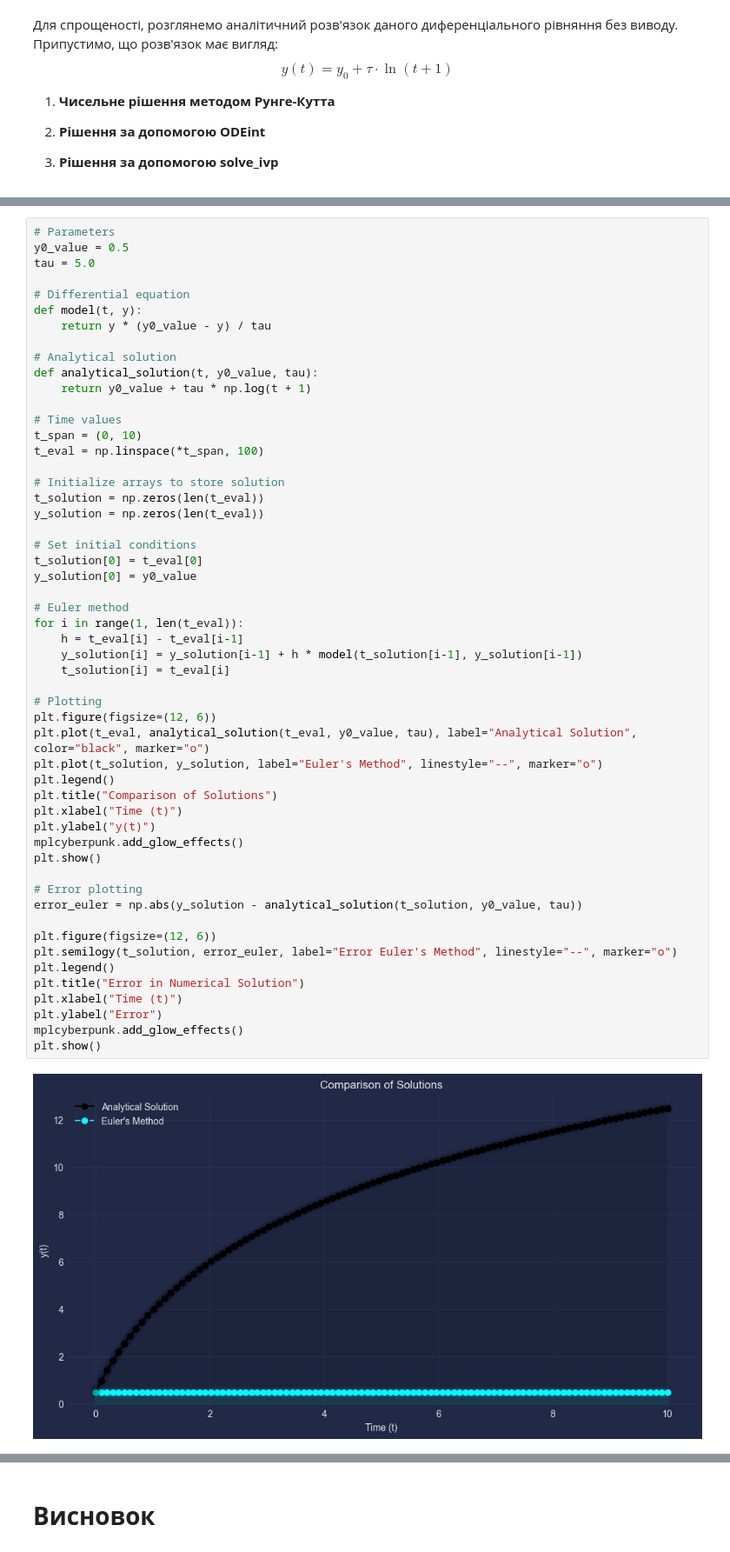
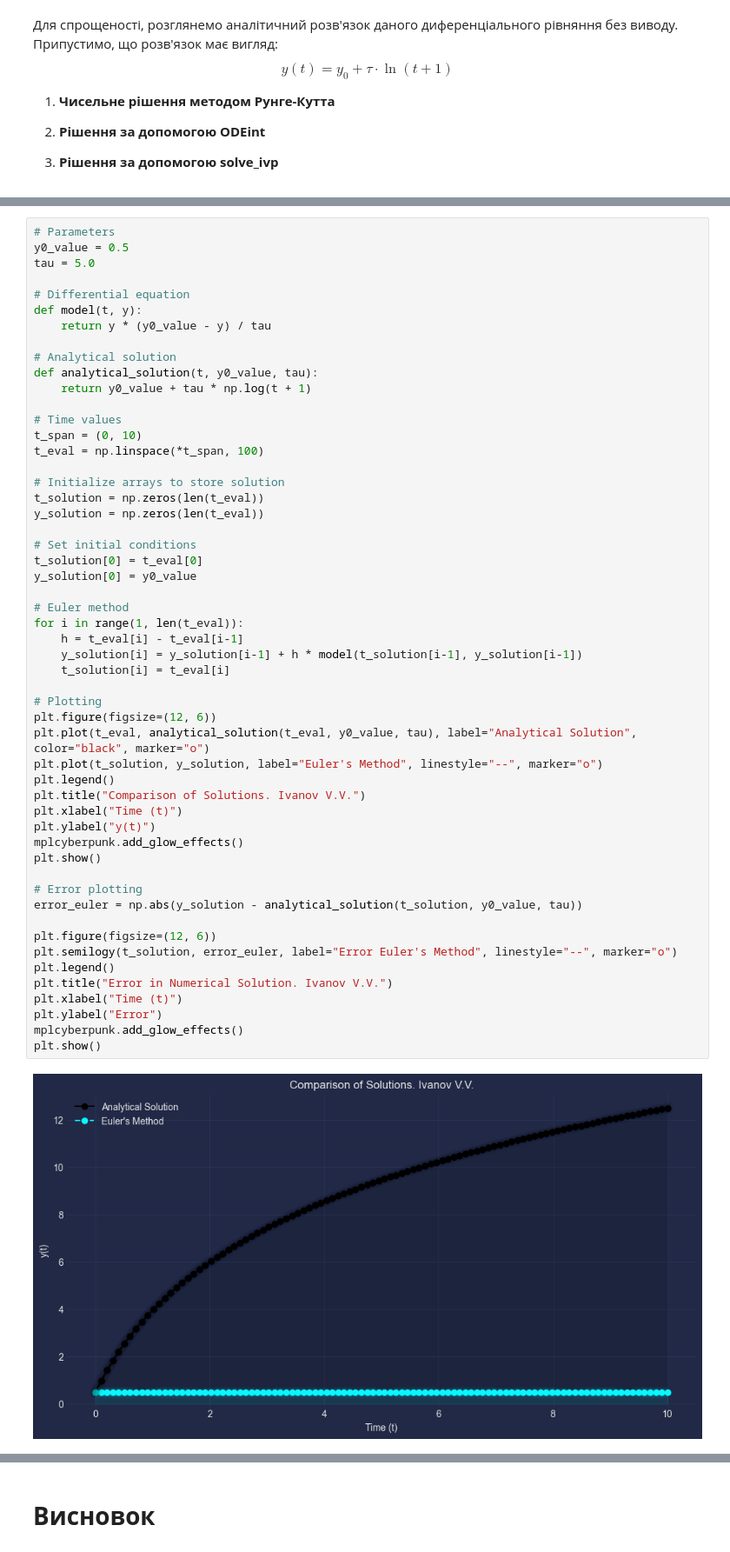
Before and after one commit to VAlduinV/KPI_tasks, a Jupyter notebook: HW_5/Task_5.ipynb, the cells around one changed output, grey strips where cells are left out. Shown: that part at 87% size. Cells and saved outputs as stored; diff of their text form.

```diff
--- a/HW_5/Task_5.ipynb
+++ b/HW_5/Task_5.ipynb
@@ -307,33 +307,33 @@ y_solution = np.zeros(len(t_eval))
 t_solution[0] = t_eval[0]
 y_solution[0] = y0_value
 
 # Euler method
 for i in range(1, len(t_eval)):
     h = t_eval[i] - t_eval[i-1]
     y_solution[i] = y_solution[i-1] + h * model(t_solution[i-1], y_solution[i-1])
     t_solution[i] = t_eval[i]
 
 # Plotting
 plt.figure(figsize=(12, 6))
 plt.plot(t_eval, analytical_solution(t_eval, y0_value, tau), label="Analytical Solution", color="black", marker="o")
 plt.plot(t_solution, y_solution, label="Euler's Method", linestyle="--", marker="o")
 plt.legend()
-plt.title("Comparison of Solutions")
+plt.title("Comparison of Solutions. Ivanov V.V.")
 plt.xlabel("Time (t)")
 plt.ylabel("y(t)")
 mplcyberpunk.add_glow_effects()
 plt.show()
 
 # Error plotting
 error_euler = np.abs(y_solution - analytical_solution(t_solution, y0_value, tau))
 
 plt.figure(figsize=(12, 6))
 plt.semilogy(t_solution, error_euler, label="Error Euler's Method", linestyle="--", marker="o")
 plt.legend()
-plt.title("Error in Numerical Solution")
+plt.title("Error in Numerical Solution. Ivanov V.V.")
 plt.xlabel("Time (t)")
 plt.ylabel("Error")
 mplcyberpunk.add_glow_effects()
 plt.show()
 # %% [output]
-[figure, old version]
+[figure, new version]
```
Also changed, not shown: parts of 1 cell of this notebook.
